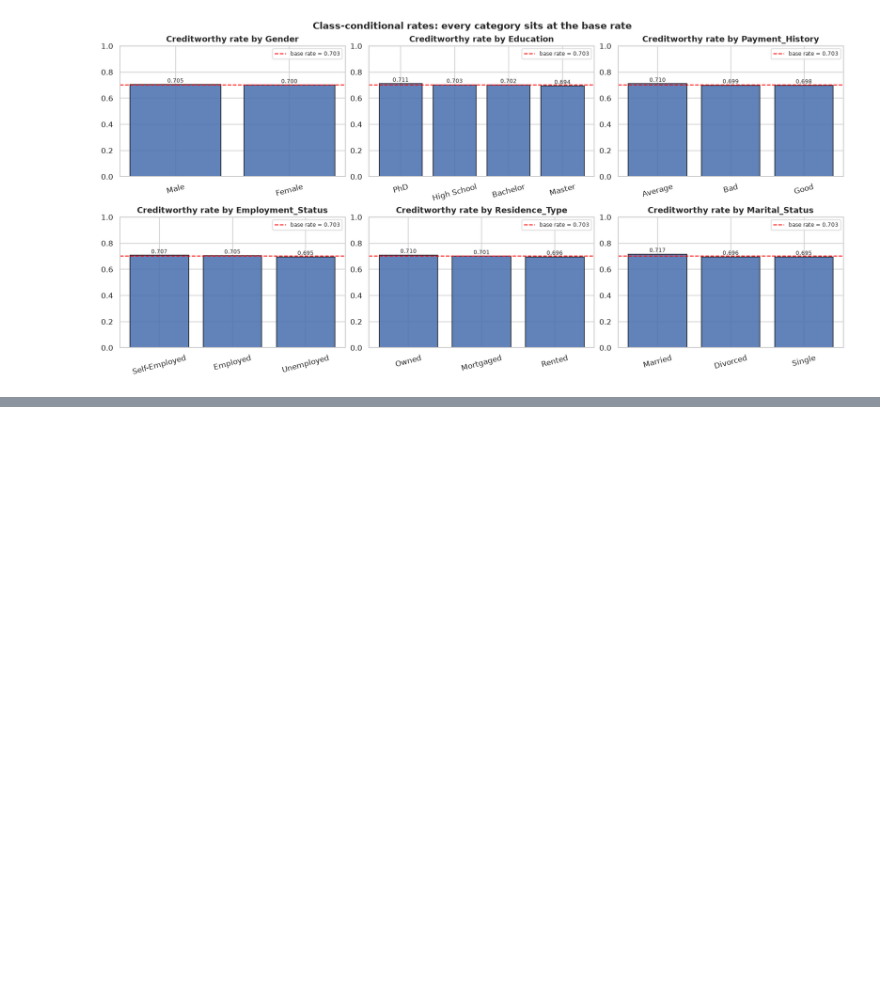
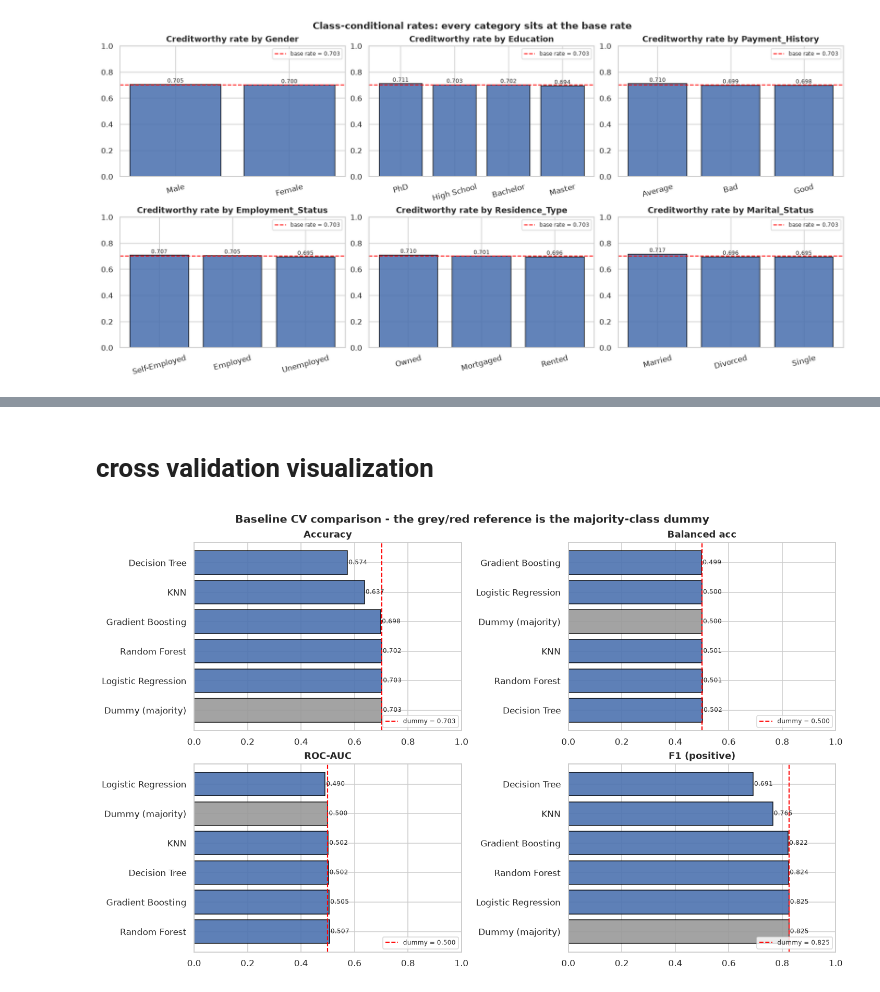
Before and after one commit to M7tnj/CodeAlpha, a Jupyter notebook: Data Science/Task 1/Credit worthiness.ipynb, the cells around one changed output, grey strips where cells are left out. Saved outputs shown, nothing was run; the diff lists cells and outputs as text; code cells hidden in the pictures; blank space fills up the shorter version.

```diff
--- a/Data Science/Task 1/Credit worthiness.ipynb
+++ b/Data Science/Task 1/Credit worthiness.ipynb
@@ -134,0 +163,25 @@ IndentationError: unexpected indent (2747420898.py, line 3)
+# %%
+CV = StratifiedKFold(n_splits=5, shuffle=True, random_state=RANDOM_STATE)
+
+def make_preprocessor():
+    return ColumnTransformer(
+        transformers=[
+            ("num", Pipeline([
+                ("imputer", SimpleImputer(strategy="median")),
+                ("scaler", StandardScaler()),
+            ]), numerical_features),
+            ("cat", Pipeline([
+                ("imputer", SimpleImputer(strategy="most_frequent")),
+                ("onehot", OneHotEncoder(handle_unknown="ignore")),
+            ]), categorical_features),
+        ],
+        sparse_threshold=0,
+    )
+
+def make_pipeline(model):
+    "Preprocessor -> model; fitted on training folds only at CV time (no leakage)."
+    return Pipeline([("preprocessor", make_preprocessor()), ("model", model)])
+
+_peek = make_pipeline(DummyClassifier()).fit(X_train, y_train)
+feature_names = [n.split("__", 1)[1]
+                 for n in _peek.named_steps["preprocessor"].get_feature_names_out()]
@@ -134,0 +237,23 @@ IndentationError: unexpected indent (2747420898.py, line 3)
+# %% [markdown]
+# cross validation visualization
+# %%
+metrics_to_plot = ["Accuracy", "Balanced acc", "ROC-AUC", "F1 (positive)"]
+dummy_vals = baseline_df.loc[baseline_df["Model"] == "Dummy (majority)", metrics_to_plot].iloc[0]
+
+fig, axes = plt.subplots(2, 2, figsize=(13, 8), constrained_layout=True)
+for ax, metric in zip(axes.flat, metrics_to_plot):
+    order = baseline_df.sort_values(metric, ascending=False)
+    colors = ["#999999" if m == "Dummy (majority)" else "#4C72B0" for m in order["Model"]]
+    ax.barh(order["Model"], order[metric], color=colors, edgecolor="black", alpha=0.9)
+    ax.axvline(dummy_vals[metric], color="red", ls="--", lw=1.4,
+               label=f"dummy = {dummy_vals[metric]:.3f}")
+    for i, v in enumerate(order[metric]):
+        ax.text(v + 0.004, i, f"{v:.3f}", va="center", fontsize=8)
+    ax.set_title(metric)
+    ax.set_xlim(0, 1.0)
+    ax.legend(fontsize=8, loc="lower right")
+fig.suptitle("Baseline CV comparison - the grey/red reference is the majority-class dummy",
+             fontsize=14, fontweight="bold")
+plt.show()
+# %% [output]
+[figure, added]
```
Also changed, not shown: parts of 29 cells of this notebook.
